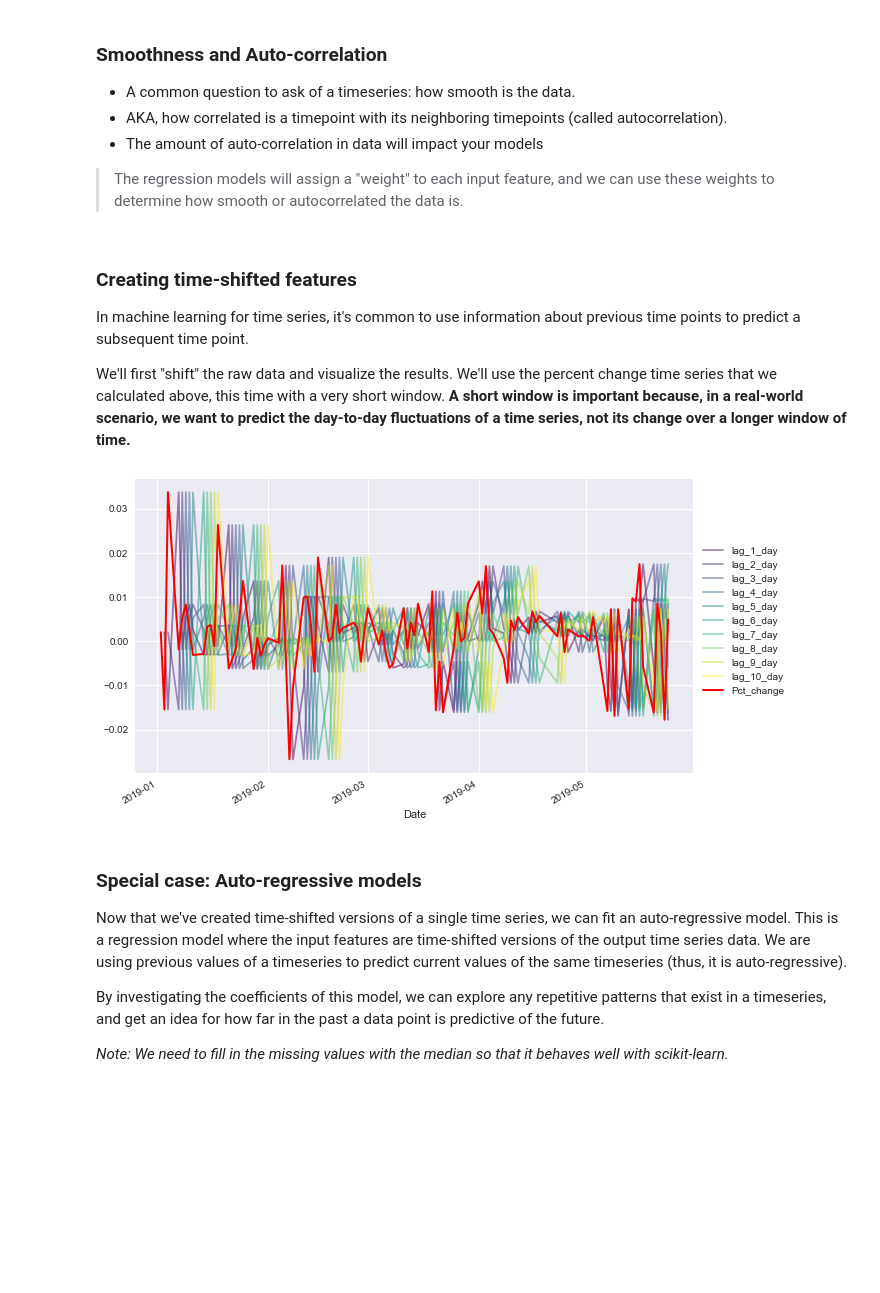
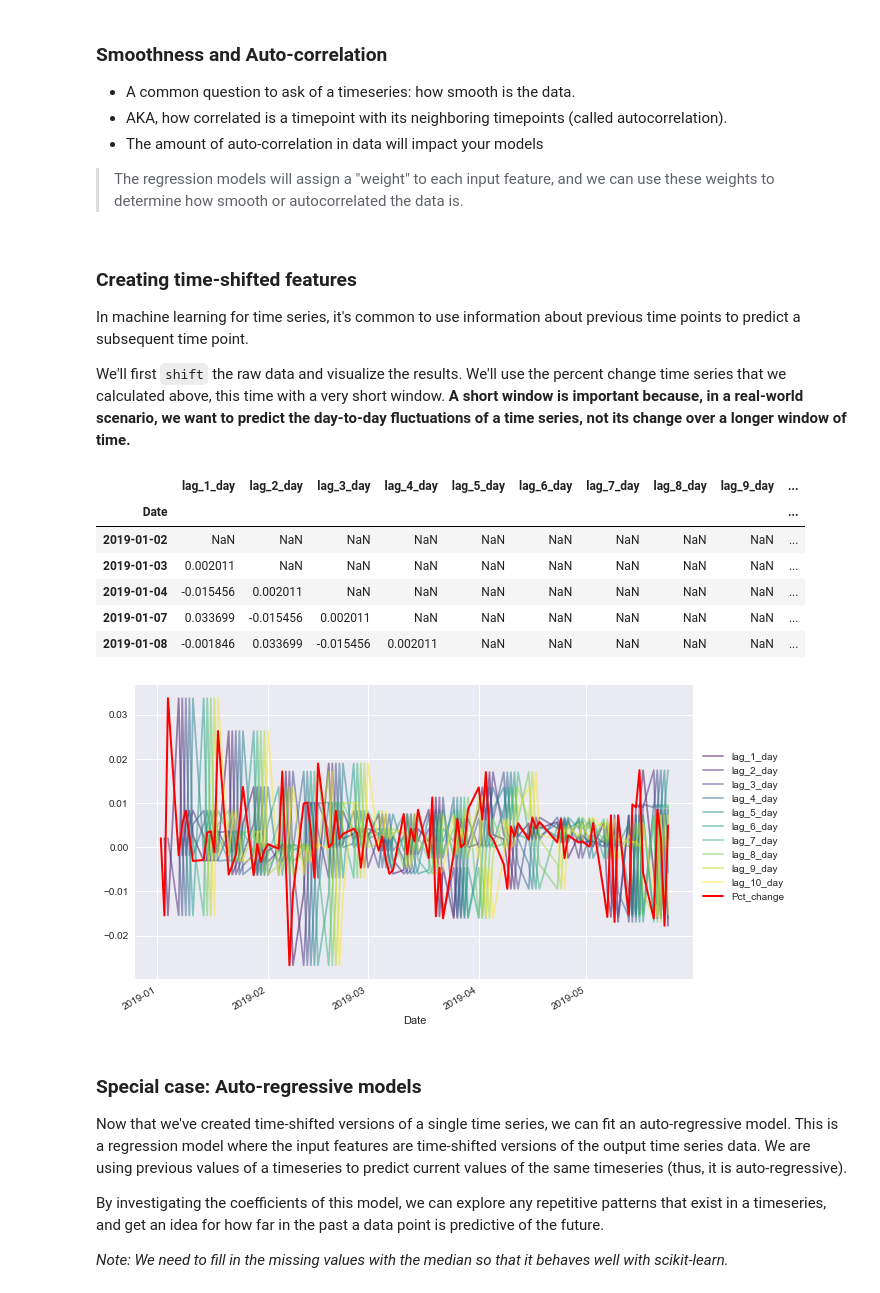
Before and after one commit to kaymal/ML-advanced, a Jupyter notebook: Time Series - ML.ipynb, the cells around one changed output. Drawn from its saved outputs; the diff is of its cells as text; code cells hidden in the pictures; blank space fills up the shorter version.

```diff
--- a/Time Series - ML.ipynb
+++ b/Time Series - ML.ipynb
@@ -527,26 +529,36 @@ many_shifts = pd.DataFrame(many_shifts)
 
 In machine learning for time series, it's common to use information about previous time points to predict a subsequent time point.
 
-We'll first "shift" the raw data and visualize the results. We'll use the percent change time series that we calculated above, this time with a very short window. **A short window is important because, in a real-world scenario, we want to predict the day-to-day fluctuations of a time series, not its change over a longer window of time.**
+We'll first `shift` the raw data and visualize the results. We'll use the percent change time series that we calculated above, this time with a very short window. **A short window is important because, in a real-world scenario, we want to predict the day-to-day fluctuations of a time series, not its change over a longer window of time.**
 # %%
 # These are the "time lags"
 shifts = np.arange(1, 11).astype(int)
 
 dax_perc = dax.Pct_change.loc['2019':]
 
 # Use a dictionary comprehension to create name: value pairs, one pair per shift
 shifted_data = {"lag_{}_day".format(day_shift): dax_perc.shift(day_shift) for day_shift in shifts}
 
 # Convert into a DataFrame for subsequent use
 dax_perc_shifted = pd.DataFrame(shifted_data)
 
-# Plot the first 100 samples of each
-ax = dax_perc_shifted.iloc[:100].plot(cmap=plt.cm.viridis, alpha=.5)
-dax_perc.iloc[:100].plot(color='r', lw=2)
-ax.legend(loc=(1.01, .25))
-plt.show()
+dax_perc_shifted.head()
 # %% [output]
-[figure, removed]
+|  | lag_1_day | lag_2_day | lag_3_day | lag_4_day | lag_5_day | lag_6_day | lag_7_day | lag_8_day | lag_9_day | ... |
+| Date |  |  |  |  |  |  |  |  |  | ... |
+| 2019-01-02 | NaN | NaN | NaN | NaN | NaN | NaN | NaN | NaN | NaN | ... |
+| 2019-01-03 | 0.002011 | NaN | NaN | NaN | NaN | NaN | NaN | NaN | NaN | ... |
+| 2019-01-04 | -0.015456 | 0.002011 | NaN | NaN | NaN | NaN | NaN | NaN | NaN | ... |
+| 2019-01-07 | 0.033699 | -0.015456 | 0.002011 | NaN | NaN | NaN | NaN | NaN | NaN | ... |
+| 2019-01-08 | -0.001846 | 0.033699 | -0.015456 | 0.002011 | NaN | NaN | NaN | NaN | NaN | ... |
+# %%
+# Plot the first 100 samples of each
+ax = dax_perc_shifted.iloc[:100].plot(cmap=plt.cm.viridis, alpha=.5)
+dax_perc.iloc[:100].plot(color='r', lw=2)
+ax.legend(loc=(1.01, .25))
+plt.show()
+# %% [output]
+[figure, added]
 # %% [markdown]
 ### Special case: Auto-regressive models
 
```
Also changed, not shown: parts of 12 cells of this notebook.
